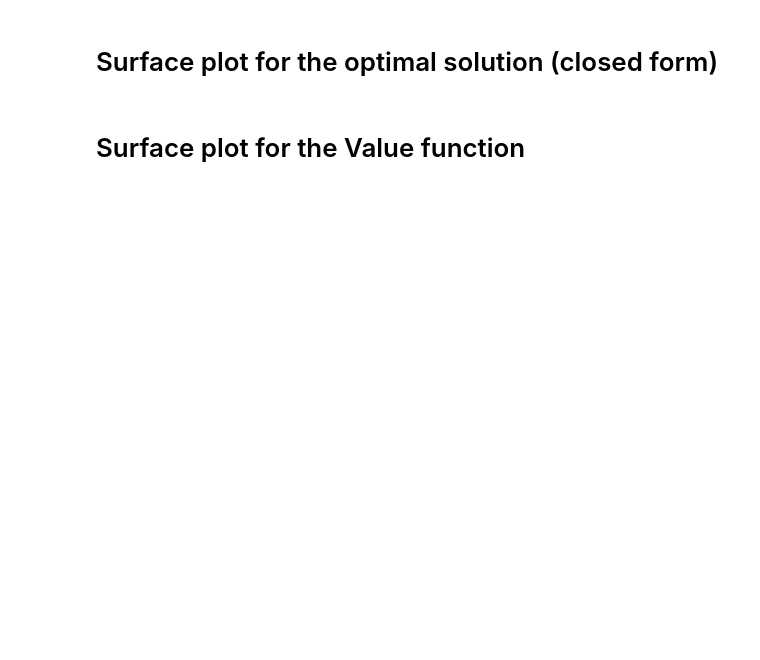
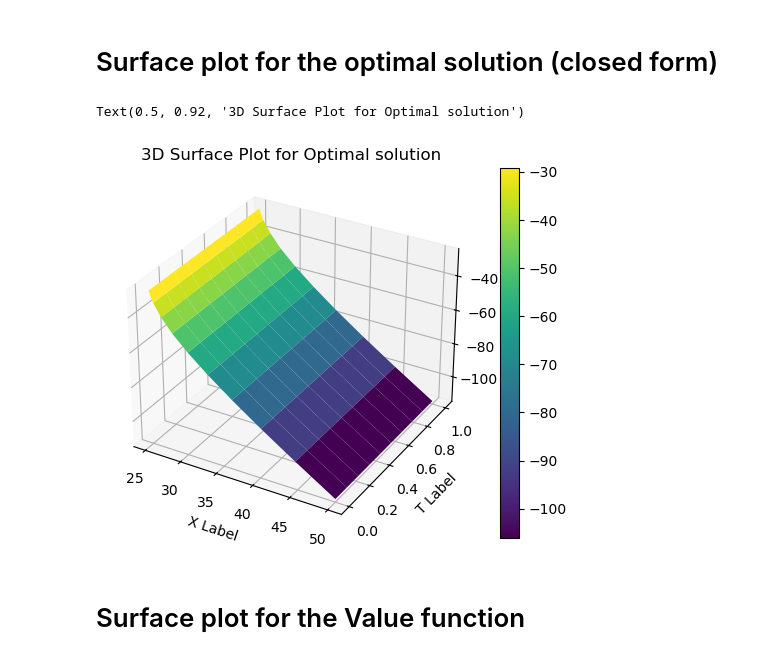
Before and after one commit to arashfahim/multiscale-PGM-for-stochastic-control, a Jupyter notebook: UpdatedCodes/LQC/LQC_Updated_4_21.ipynb, the cells around one changed output. Drawn from its saved outputs; the diff is of its cells as text; code cells hidden in the pictures; blank space fills up the shorter version.

```diff
--- a/UpdatedCodes/LQC/LQC_Updated_4_21.ipynb
+++ b/UpdatedCodes/LQC/LQC_Updated_4_21.ipynb
@@ -312,29 +337,32 @@ plt.show()
 # %%
 
 from mpl_toolkits.mplot3d import Axes3D
 
 
-x_grid, y_grid = np.meshgrid(state_var[1], t_eval)     # create a grid of x and y values
+x_grid, y_grid = np.meshgrid(state_var_[1], t_eval)     # create a grid of x and y values
 z= optimal_soln(x_grid,f,h)  # z values, here we just take sin(r), r = sqrt(x^2 + y^2)
 
 # Create a figure and a 3D axis
 fig = plt.figure()
 ax = fig.add_subplot(111, projection='3d')
 
 # Plot the surface
 surf = ax.plot_surface(x_grid, y_grid, z, cmap='viridis')  # 'viridis' is just a colormap, you can change it
 
 # Add a color bar which maps values to colors
 fig.colorbar(surf)
 
 # Set labels and title
 ax.set_xlabel('X Label')
 ax.set_ylabel('T Label')
 ax.set_zlabel('U Label')
 ax.set_title('3D Surface Plot for Optimal solution')
 
 # Show plot
-plt.show()
+# plt.show()
+# %% [output]
+Text(0.5, 0.92, '3D Surface Plot for Optimal solution')
+[figure, added]
 # %% [markdown]
 # Surface plot for the Value function
 # %%
```
Also changed, not shown: parts of 14 cells of this notebook, 12 other files.
